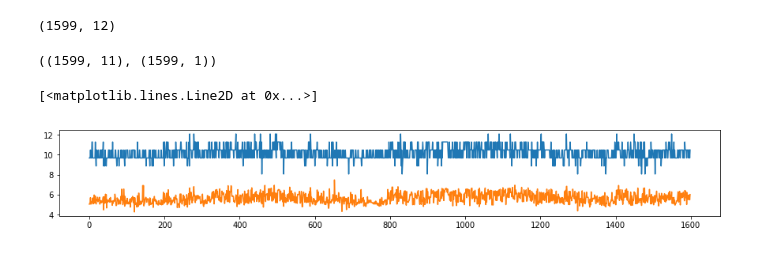
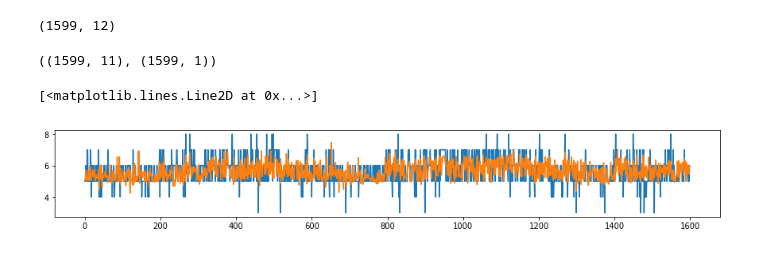
Before and after one commit to sogangori/CJ_DL, a Jupyter notebook: DL_06_logistic_regression_wine.ipynb, the cells around one changed output. Saved outputs shown, nothing was run; the diff lists cells and outputs as text; code cells hidden in the pictures.

```diff
--- a/DL_06_logistic_regression_wine.ipynb
+++ b/DL_06_logistic_regression_wine.ipynb
@@ -49,8 +49,8 @@ plt.title('r2 ' + str(acc))
 p = plt.plot(cost_list)
 # %%
 plt.figure(figsize=(15,2))
-plt.plot(scaler_y.inverse_transform(y)
+plt.plot(y)
 plt.plot(scaler_y.inverse_transform(sess.run(h, {X:x_n})))
 # %% [output]
 [<matplotlib.lines.Line2D at 0x...>]
-[figure, old version]
+[figure, new version]
```
